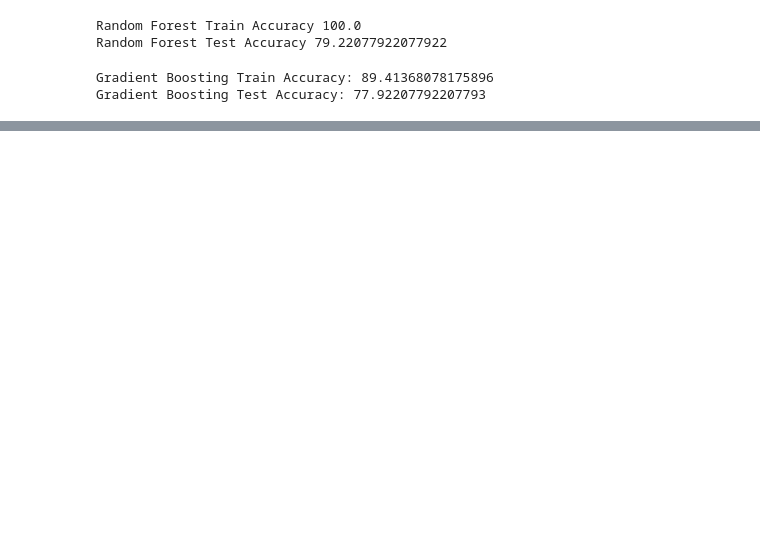
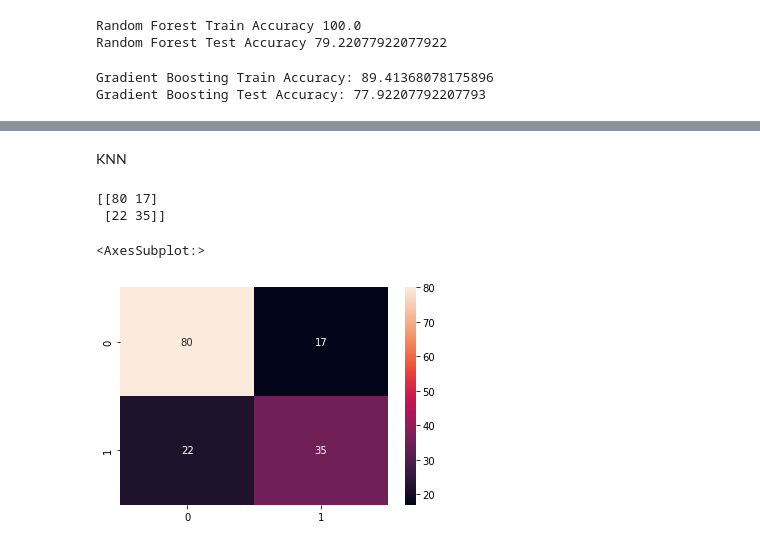
Before and after one commit to NafisTanjim/Diabetes-Prediction, a Jupyter notebook: MY ML.ipynb, the cells around one changed output, grey strips where cells are left out. Drawn from its saved outputs; the diff is of its cells as text; code cells hidden in the pictures; blank space fills up the shorter version.

```diff
--- a/MY ML.ipynb
+++ b/MY ML.ipynb
@@ -710,0 +818,13 @@ Multilayer Perceptrons Test Accuracy: 83.117
+# %% [markdown]
+KNN
+# %%
+cm_knn=confusion_matrix(Y_test,knn_pred)
+print(cm_knn)
+# %% [output]
+[[80 17]
+ [22 35]]
+# %%
+sns.heatmap(confusion_matrix(Y_test,knn_pred),annot=True,fmt='d')
+# %% [output]
+<AxesSubplot:>
+[figure, added]
```
Also changed, not shown: parts of 112 cells of this notebook.
